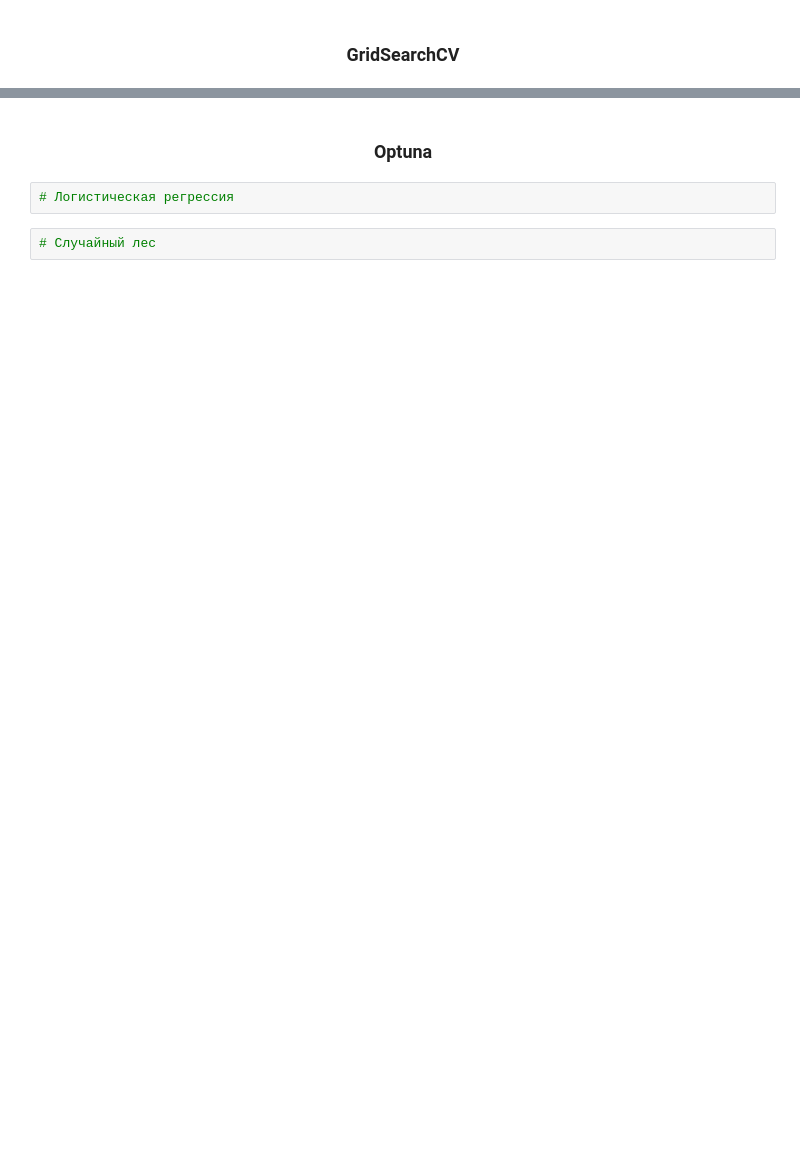
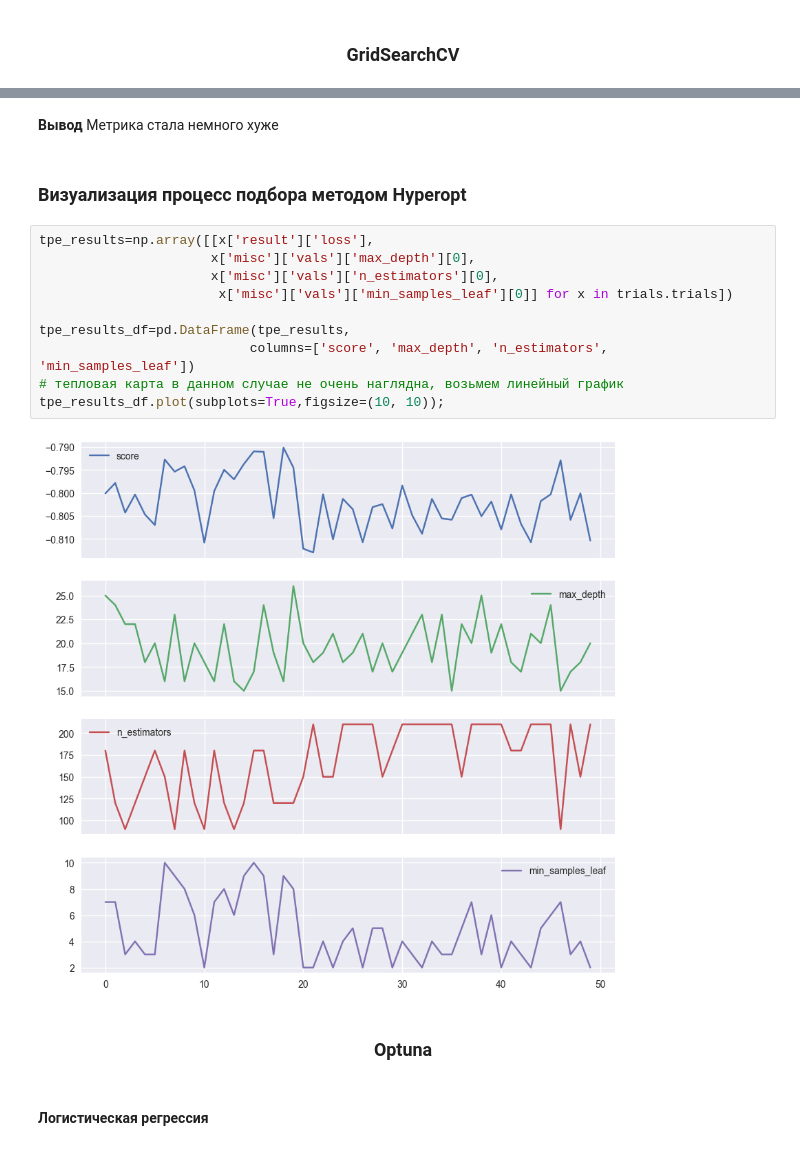
Before and after one commit to ElenaBask/Homework_SF, a Jupyter notebook: Project ML-7/Предсказание биологического ответа молекул.ipynb, the cells around one changed output, grey strips where cells are left out. Saved outputs shown, nothing was run; the diff lists cells and outputs as text; blank space fills up the shorter version.

```diff
--- a/Project ML-7/Предсказание биологического ответа молекул.ipynb
+++ b/Project ML-7/Предсказание биологического ответа молекул.ipynb
@@ -180,6 +388,21 @@ print("Наилучшие значения гиперпараметров: {}".f
+# %% [markdown]
+**Вывод**
+Метрика стала немного хуже
+# %% [markdown]
+### **Визуализация процесс подбора методом Hyperopt**
+# %%
+tpe_results=np.array([[x['result']['loss'],
+                      x['misc']['vals']['max_depth'][0],
+                      x['misc']['vals']['n_estimators'][0],
+                       x['misc']['vals']['min_samples_leaf'][0]] for x in trials.trials])
+
+tpe_results_df=pd.DataFrame(tpe_results,
+                           columns=['score', 'max_depth', 'n_estimators', 'min_samples_leaf'])
+# тепловая карта в данном случае не очень наглядна, возьмем линейный график
+tpe_results_df.plot(subplots=True,figsize=(10, 10));
+# %% [output]
+[figure, added]
 # %% [markdown]
 ### <center> **Optuna**
-# %%
-# Логистическая регрессия
-# %%
-# Случайный лес
+# %% [markdown]
+#### Логистическая регрессия
```
Also changed, not shown: parts of 38 cells of this notebook.
